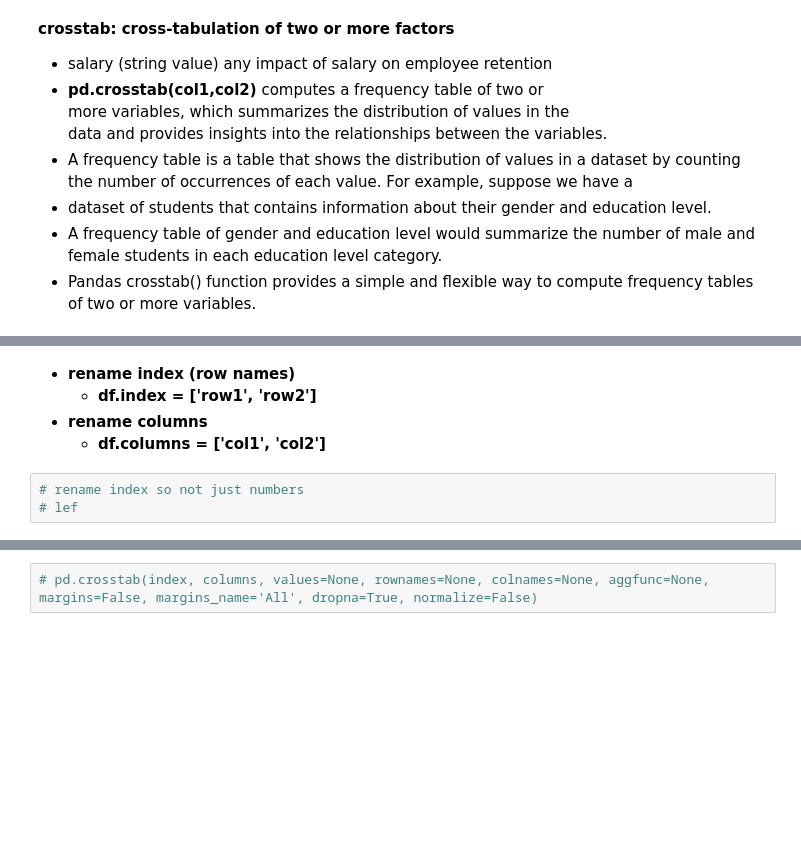
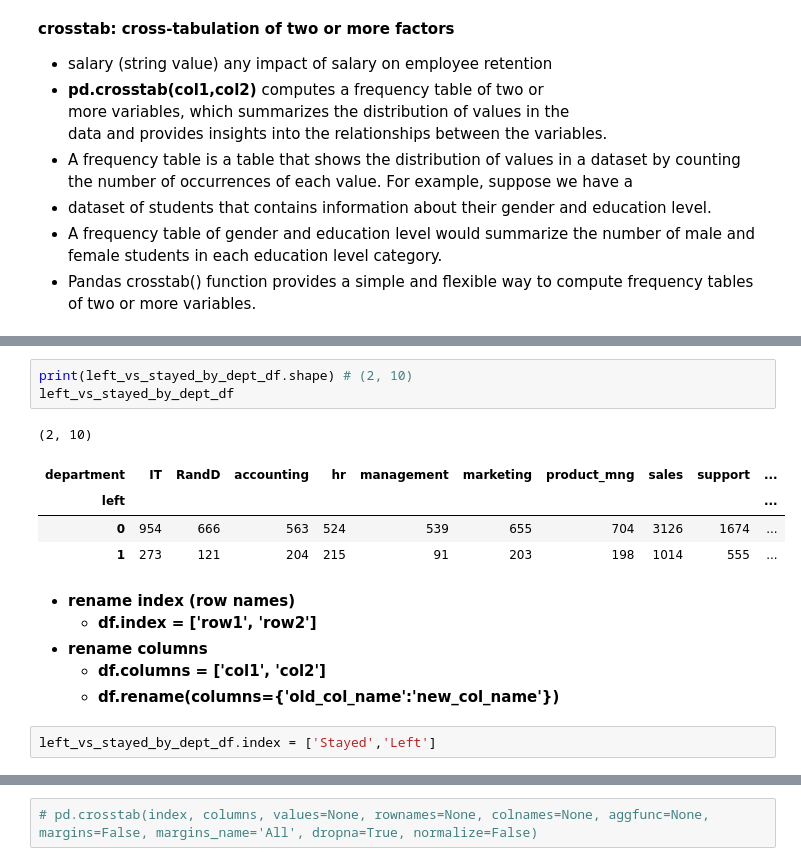
Before and after one commit to brianmccln/Python-Machine-Learning-TMobile-OCt-2025, a Jupyter notebook: __START/_ML_2.5_LogisticRegression_Predict_Employee_Retention_START.ipynb, the cells around one changed output, grey strips where cells are left out. Cells and saved outputs as stored; diff of their text form; blank space fills up the shorter version.

```diff
--- a/__START/_ML_2.5_LogisticRegression_Predict_Employee_Retention_START.ipynb
+++ b/__START/_ML_2.5_LogisticRegression_Predict_Employee_Retention_START.ipynb
@@ -325,9 +332,18 @@ print() # (3, 10)
+# %%
+print(left_vs_stayed_by_dept_df.shape) # (2, 10)
+left_vs_stayed_by_dept_df
+# %% [output]
+(2, 10)
+| department | IT | RandD | accounting | hr | management | marketing | product_mng | sales | support | ... |
+| left |  |  |  |  |  |  |  |  |  | ... |
+| 0 | 954 | 666 | 563 | 524 | 539 | 655 | 704 | 3126 | 1674 | ... |
+| 1 | 273 | 121 | 204 | 215 | 91 | 203 | 198 | 1014 | 555 | ... |
 # %% [markdown]
 - **rename index (row names)**
   - **df.index = ['row1', 'row2']**
 - **rename columns**
   - **df.columns = ['col1', 'col2']**
+  - **df.rename(columns={'old_col_name':'new_col_name'})**
-# %%
-# rename index so not just numbers
-# lef
+# %%
+left_vs_stayed_by_dept_df.index = ['Stayed','Left']
 # %%
```
Also changed, not shown: parts of 6 cells of this notebook.
